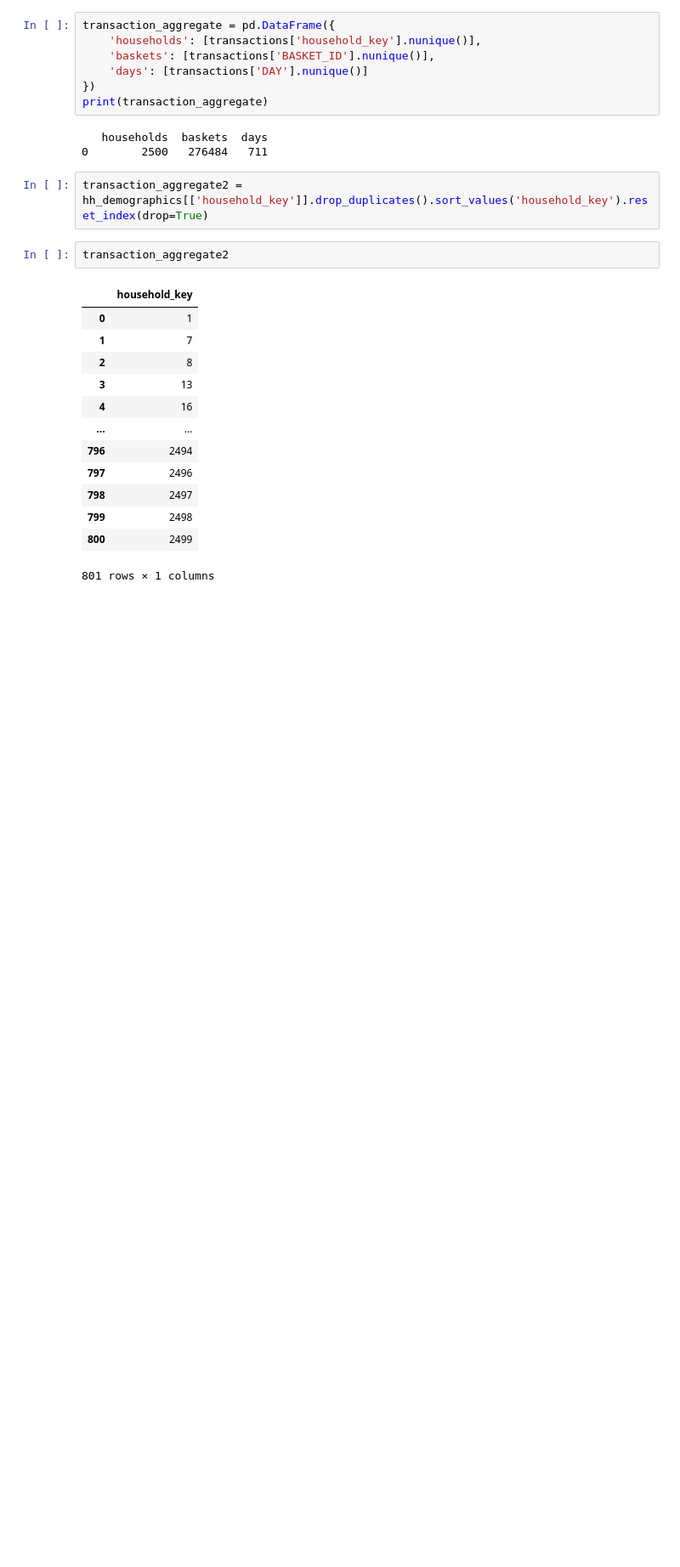
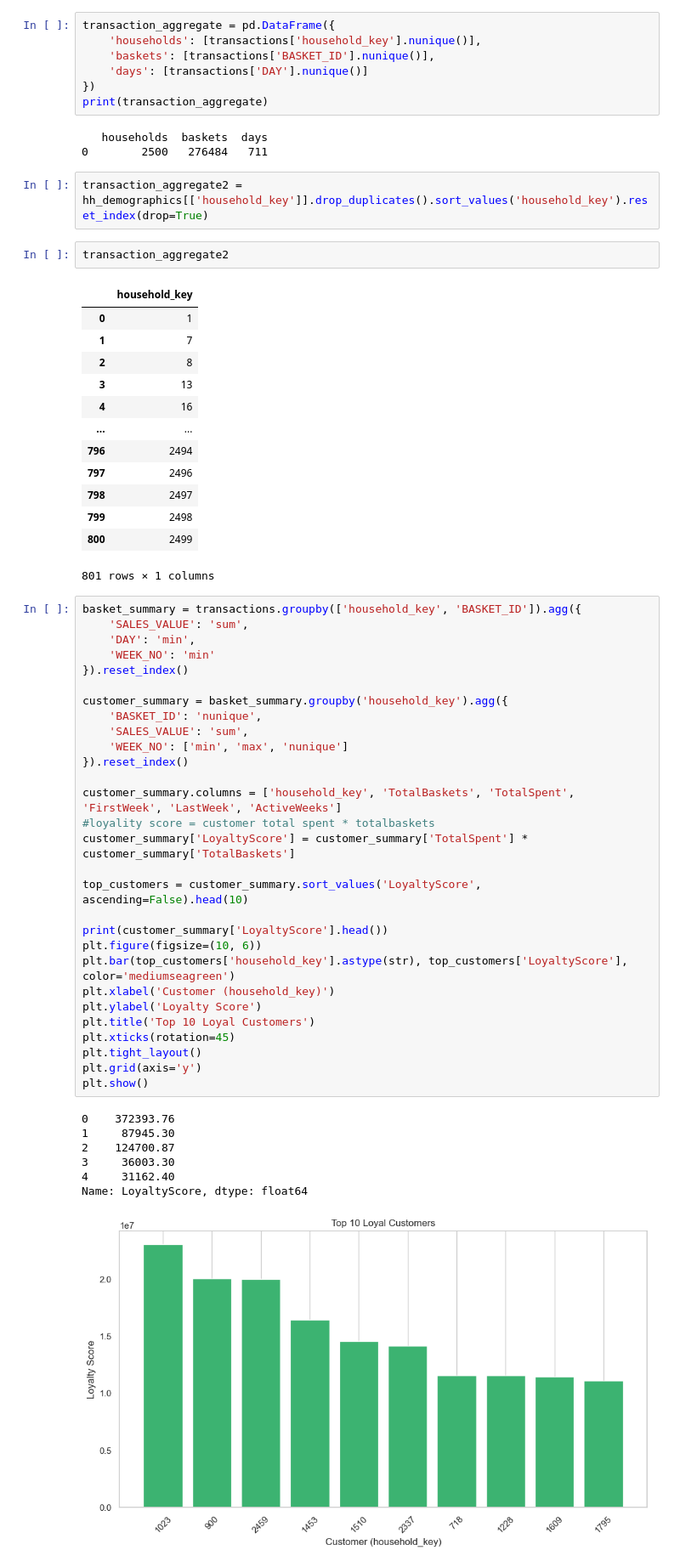
Before and after one commit to fahadmujawar/cart-based-customer-segmentation, a Jupyter notebook: DSML_EDA_pandas.ipynb, the cells around one changed output. Shown at 85% size. Drawn from its saved outputs; the diff is of its cells as text; blank space fills up the shorter version.

```diff
--- a/DSML_EDA_pandas.ipynb
+++ b/DSML_EDA_pandas.ipynb
@@ -114,3 +111,40 @@ transaction_aggregate2
 | 799 | 2498 |
 | 800 | 2499 |
 801 rows × 1 columns
+# %%
+basket_summary = transactions.groupby(['household_key', 'BASKET_ID']).agg({
+    'SALES_VALUE': 'sum',
+    'DAY': 'min',
+    'WEEK_NO': 'min'
+}).reset_index()
+
+customer_summary = basket_summary.groupby('household_key').agg({
+    'BASKET_ID': 'nunique',
+    'SALES_VALUE': 'sum',
+    'WEEK_NO': ['min', 'max', 'nunique']
+}).reset_index()
+
+customer_summary.columns = ['household_key', 'TotalBaskets', 'TotalSpent', 'FirstWeek', 'LastWeek', 'ActiveWeeks']
+#loyality score = customer total spent * totalbaskets
+customer_summary['LoyaltyScore'] = customer_summary['TotalSpent'] * customer_summary['TotalBaskets']
+
+top_customers = customer_summary.sort_values('LoyaltyScore', ascending=False).head(10)
+
+print(customer_summary['LoyaltyScore'].head())
+plt.figure(figsize=(10, 6))
+plt.bar(top_customers['household_key'].astype(str), top_customers['LoyaltyScore'], color='mediumseagreen')
+plt.xlabel('Customer (household_key)')
+plt.ylabel('Loyalty Score')
+plt.title('Top 10 Loyal Customers')
+plt.xticks(rotation=45)
+plt.tight_layout()
+plt.grid(axis='y')
+plt.show()
+# %% [output]
+0    372393.76
+1     87945.30
+2    124700.87
+3     36003.30
+4     31162.40
+Name: LoyaltyScore, dtype: float64
+[figure, added]
```
Also changed, not shown: parts of 3 cells of this notebook, 1 other file.
